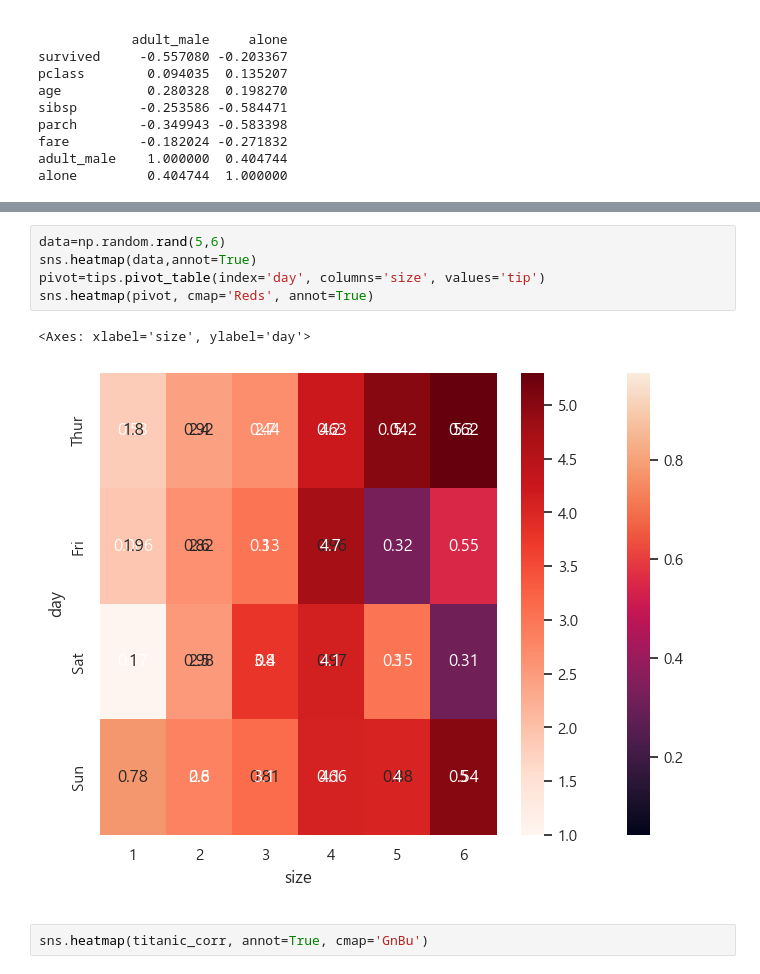
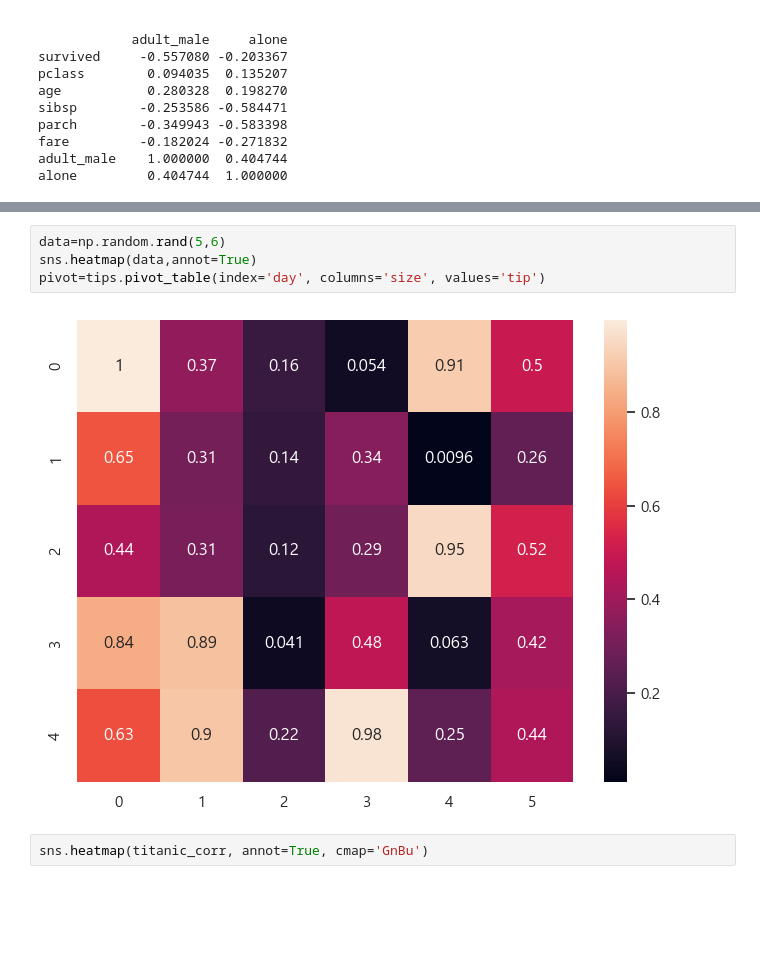
Before and after one commit to jimpak/pjm, a Jupyter notebook: bitc/bigdata_analysis&visualization/bigdata_pro/seabornTest.ipynb, the cells around one changed output, grey strips where cells are left out. Cells and saved outputs as stored; diff of their text form; blank space fills up the shorter version.

```diff
--- a/bitc/bigdata_analysis&visualization/bigdata_pro/seabornTest.ipynb
+++ b/bitc/bigdata_analysis&visualization/bigdata_pro/seabornTest.ipynb
@@ -173,11 +173,9 @@ plt.show()
 # %%
 data=np.random.rand(5,6)
 sns.heatmap(data,annot=True)
 pivot=tips.pivot_table(index='day', columns='size', values='tip')
-sns.heatmap(pivot, cmap='Reds', annot=True)
 # %% [output]
-<Axes: xlabel='size', ylabel='day'>
-[figure, old version]
+[figure, new version]
 # %%
 sns.heatmap(titanic_corr, annot=True, cmap='GnBu')
 # %% [output]
```
Also changed, not shown: parts of 13 cells of this notebook, 11 other files.
